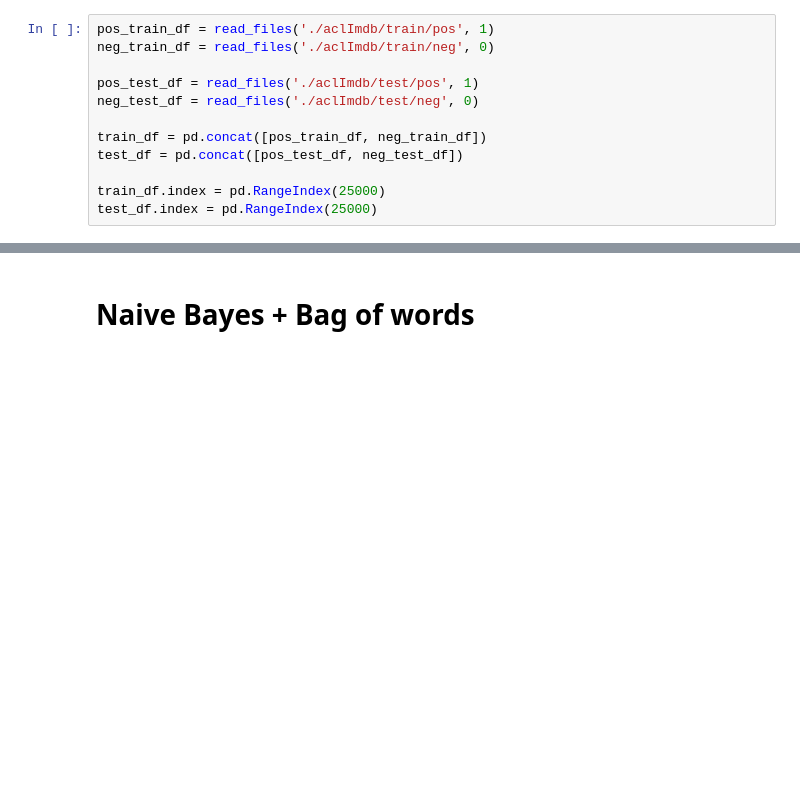
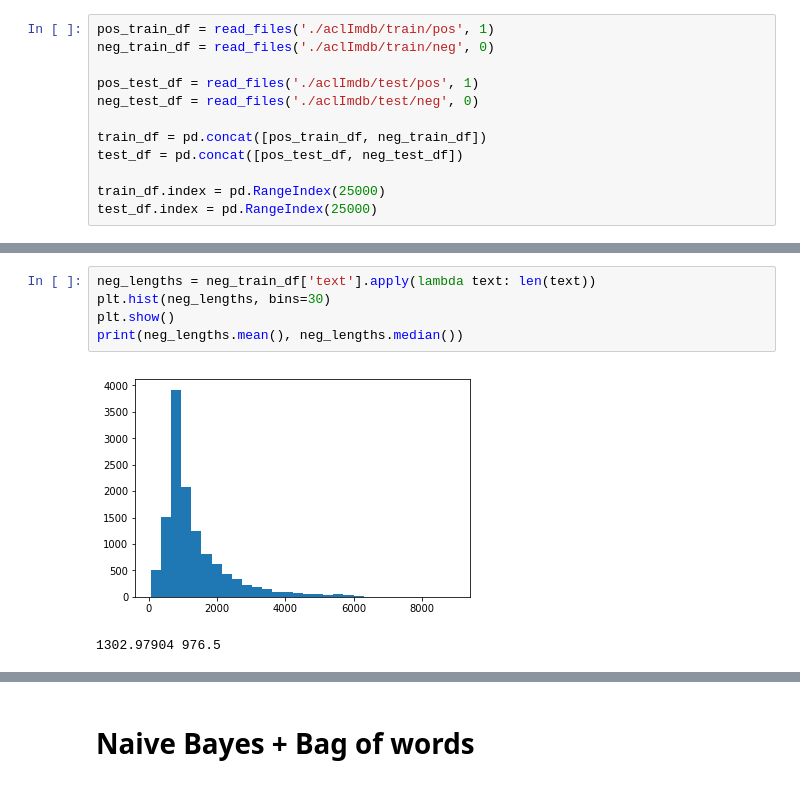
Before and after one commit to Goopard/DS-Homeworks, a Jupyter notebook: HW4.ipynb, the cells around one changed output, grey strips where cells are left out. Cells and saved outputs as stored; diff of their text form; blank space fills up the shorter version.

```diff
--- a/HW4.ipynb
+++ b/HW4.ipynb
@@ -63,0 +62,8 @@ def apply_bag_of_words(train, test, max_features=500):
+# %%
+neg_lengths = neg_train_df['text'].apply(lambda text: len(text))
+plt.hist(neg_lengths, bins=30)
+plt.show()
+print(neg_lengths.mean(), neg_lengths.median())
+# %% [output]
+[figure, added]
+1302.97904 976.5
```
Also changed, not shown: parts of 52 cells of this notebook.
